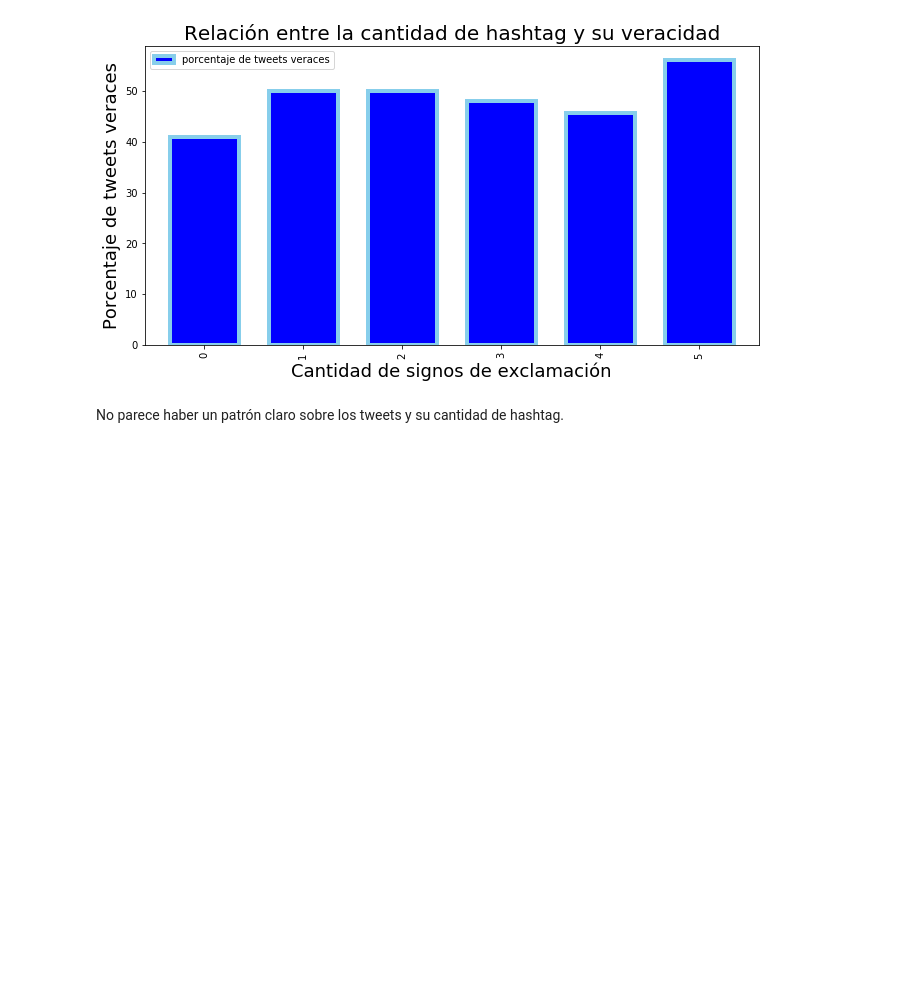
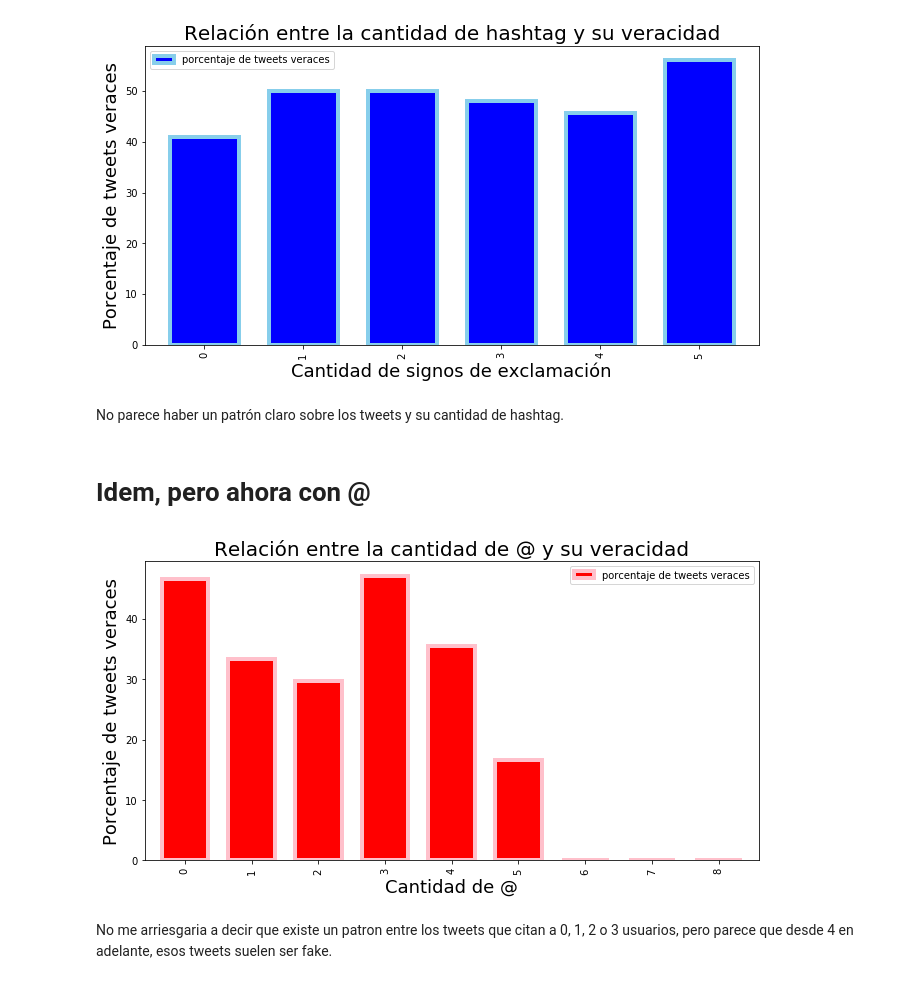
Before and after one commit to SergioCalvani/75.06-Datos-TP1-2020, a Jupyter notebook: Analisis - German.ipynb, the cells around one changed output. Cells and saved outputs as stored; diff of their text form; code cells hidden in the pictures; blank space fills up the shorter version.

Commit message:
Agrego la relacion entre @ y porcentaje de veraces

```diff
--- a/Analisis - German.ipynb
+++ b/Analisis - German.ipynb
@@ -72,3 +73,24 @@ g.set_ylabel("Porcentaje de tweets veraces", fontsize=18);
 [figure]
 # %% [markdown]
 No parece haber un patrón claro sobre los tweets y su cantidad de hashtag.
+# %% [markdown]
+# Idem, pero ahora con @
+# %%
+atGroup = tweets.groupby(['at']).agg({'target':['sum','count']}).reset_index()
+atGroup.columns = ['at','cantidad de veraces','total']
+# %%
+atGroup['porcentaje de tweets veraces']=\
+                    atGroup['cantidad de veraces']/atGroup['total']*100
+# %%
+atGroup.plot(kind='bar', x='at', y='porcentaje de tweets veraces',\
+                 width=0.7, figsize=(11,5.5), color='red',\
+                 edgecolor="pink", linewidth=4)
+g=plt.gca()
+g.set_title("Relación entre la cantidad de @ y su veracidad",\
+            fontsize=20);
+g.set_xlabel("Cantidad de @", fontsize=18);
+g.set_ylabel("Porcentaje de tweets veraces", fontsize=18);
+# %% [output]
+[figure, added]
+# %% [markdown]
+No me arriesgaria a decir que existe un patron entre los tweets que citan a 0, 1, 2 o 3 usuarios, pero parece que desde 4 en adelante, esos tweets suelen ser fake.
```
Also changed, not shown: parts of 3 cells of this notebook.
